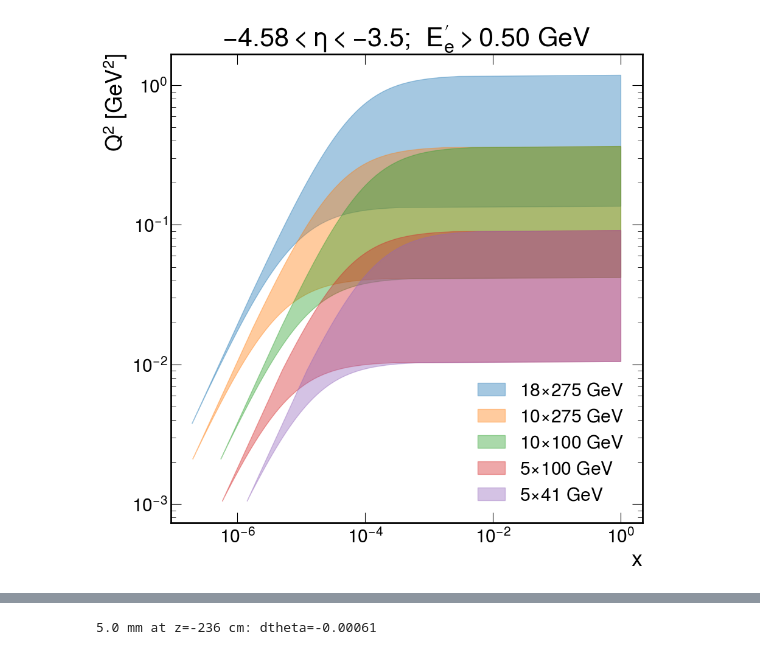
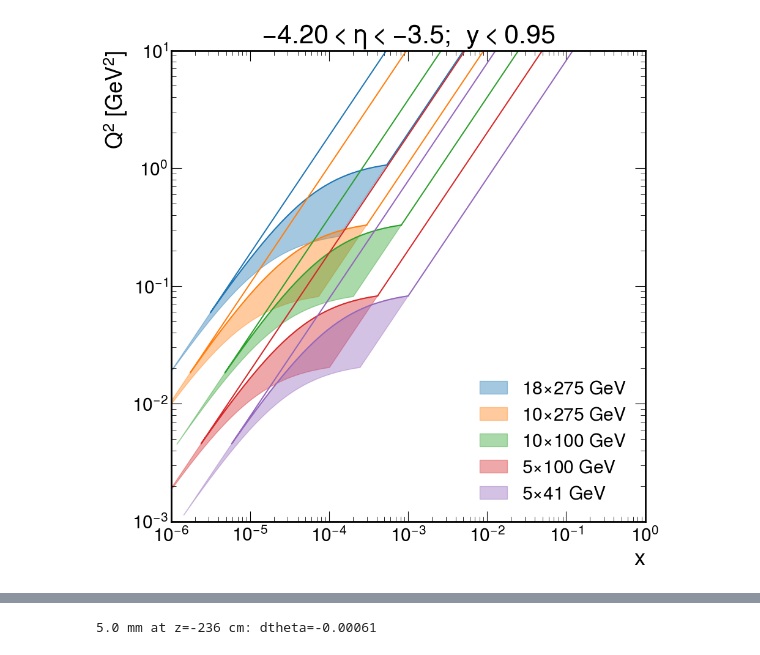
Before and after one commit to sebouh137/backwards_insert, a Jupyter notebook: BackwardsKinematics.ipynb, the cells around one changed output, grey strips where cells are left out. Drawn from its saved outputs; the diff is of its cells as text; code cells hidden in the pictures.

```diff
--- a/BackwardsKinematics.ipynb
+++ b/BackwardsKinematics.ipynb
@@ -46,4 +158,7 @@ def x_Q2(bs, eta, E, thcross=0, phi=0):
 # %%
-def maxE(bs, eta):
+def maxE(bs, eta, ymin=0.1):
     theta=get_theta(eta)
-    return bs.Pbeam*bs.Ebeam/(bs.Pbeam*np.sin(theta/2)**2+bs.Ebeam*np.sin((np.pi-theta)/2)**2)
+    #maxE=bs.Pbeam*bs.Ebeam/(bs.Pbeam*np.sin(theta/2)**2+bs.Ebeam*np.sin((np.pi-theta)/2)**2)
+
+    maxE=(1-ymin)*2*bs.Ebeam/(1-np.cos(theta))
+    return maxE
@@ -53,0 +165,3 @@ NameError: name 'bs' is not defined
+# %%
+bs = beam_settings[0]
+x_Q2(bs, -4.1, .99999999*maxE(bs,-4.1),0.025, np.pi)
@@ -53,0 +174,8 @@ NameError: name 'bs' is not defined
+# %%
+def minE(bs, eta, ymax):
+    theta=get_theta(eta)
+    return (1-ymax)*2*bs.Ebeam/(1-np.cos(theta))
+# %%
+bs=beam_settings[0]
+eta=-4.0
+print(y(bs,eta,minE(bs,eta, .95)))
@@ -54,36 +184,65 @@ NameError: name 'bs' is not defined
 # %%
-def x_Q2_plot(minE=0.5, mineta=min_eta, maxeta=-3.5):
+def x_Q2_plot(maxy=0.95, mineta=-4.1, maxeta=-3.5, which_settings=[0,1,2,3,4]):
     colors='tab:blue tab:orange tab:green tab:red tab:purple'.split()
-    for i,bs in enumerate(beam_settings):
-        E=np.array([])
-        eta=np.array([])
+
+    for detector in "insert", "endcap":
+        if detector=='insert':
+            mineta_d=mineta
+            maxeta_d=maxeta
+        else :
+            mineta_d=maxeta
+            maxeta_d=4.0
+        for i,bs in enumerate(beam_settings):
+            if i not in which_settings:
+                continue
+            E=np.array([])
+            eta=np.array([])
 
 
-        N=50
+            N=50
 
-        #Emax=p*Eb/((Eb+p)*sin(th/2)^2)
-        s=1
-        eta = np.concatenate([eta,np.linspace(mineta, maxeta, N)])
-        E = np.concatenate([E, s*maxE(bs,np.linspace(mineta, maxeta, N))])
-        eta = np.concatenate([eta,np.linspace(maxeta, maxeta, N)])
-        E = np.concatenate([E, np.linspace(s*maxE(bs, maxeta), minE, N)])
-        eta = np.concatenate([eta,np.linspace(maxeta, mineta, N)])
-        E = np.concatenate([E, np.linspace(minE, minE, N)])
-        eta = np.concatenate([eta,np.linspace(mineta, mineta, N)])
-        E = np.concatenate([E, np.linspace(minE, s*maxE(bs,mineta), N)])
-        vals=x_Q2(bs, eta, E)
+            #Emax=p*Eb/((Eb+p)*sin(th/2)^2)
+    #         s=1
+    #         eta = np.concatenate([eta,np.linspace(mineta, maxeta, N)])
+    #         E = np.concatenate([E, s*maxE(bs,np.linspace(mineta, maxeta, N))])
+    #         eta = np.concatenate([eta,np.linspace(maxeta, maxeta, N)])
+    #         E = np.concatenate([E, np.linspace(s*maxE(bs, maxeta), minE, N)])
+    #         eta = np.concatenate([eta,np.linspace(maxeta, mineta, N)])
+    #         E = np.concatenate([E, np.linspace(minE, minE, N)])
+    #         eta = np.concatenate([eta,np.linspace(mineta, mineta, N)])
+    #         E = np.concatenate([E, np.linspace(minE, s*maxE(bs,mineta), N)])
+    #         vals=x_Q2(bs, eta, E)
 
-        vals=[(vals[0][i],vals[1][i]) for i in range(len(vals[0]))]
-        #print(get_theta(eta))
-        plt.gca().add_patch(mpl.patches.Polygon(vals, color=colors[i],
-                                                label=f'{bs.Ebeam}$\\times${bs.Pbeam} GeV', alpha=0.4))
+            eta = np.concatenate([eta,np.linspace(mineta_d, maxeta_d, N)])
+            E = np.concatenate([E, maxE(bs,np.linspace(mineta_d, maxeta_d, N))])
+            eta = np.concatenate([eta,np.linspace(maxeta_d, maxeta_d, N)])
+            E = np.concatenate([E, np.linspace(maxE(bs, maxeta_d), minE(bs, maxeta_d, maxy), N)])
+            eta = np.concatenate([eta,np.linspace(maxeta_d, mineta_d, N)])
+            E = np.concatenate([E, minE(bs,np.linspace(maxeta_d, mineta_d, N), maxy)])
+            eta = np.concatenate([eta,np.linspace(mineta_d, mineta_d, N)])
+            E = np.concatenate([E, np.linspace(minE(bs, mineta_d, maxy), maxE(bs,mineta_d), N)])
+            vals=x_Q2(bs, eta, E)
+
+
+
+            #print(get_theta(eta))
+            if detector == "insert":
+                vals=[(vals[0][i],vals[1][i]) for i in range(len(vals[0]))]
+                plt.gca().add_patch(mpl.patches.Polygon(vals, color=colors[i],
+                                                    label=f'{bs.Ebeam}$\\times${bs.Pbeam} GeV', alpha=0.4))
+            else :
+
+                plt.plot(*vals, color=colors[i])
+
     plt.yscale('log')
     plt.xscale('log')
     plt.xlabel("x")
     plt.ylabel("$Q^2$ [GeV$^2$]")
+    plt.xlim(1e-6, 1)
+    plt.ylim(1e-3, 10)
     plt.legend(loc='lower right')
-    plt.title(f"${mineta:.2f}<\\eta<{maxeta}$;  $E_e'>{minE:.2f}$ GeV")
+    plt.title(f"${mineta:.2f}<\\eta<{maxeta}$;  $y<{maxy}$")
 
-x_Q2_plot()
+x_Q2_plot(maxy=0.95, mineta=-4.2, maxeta=-3.5, which_settings=[0,1,2,3,4])
 # %% [output]
-[figure, old version]
+[figure, new version]
```
Also changed, not shown: parts of 23 cells of this notebook, 3 other files.
